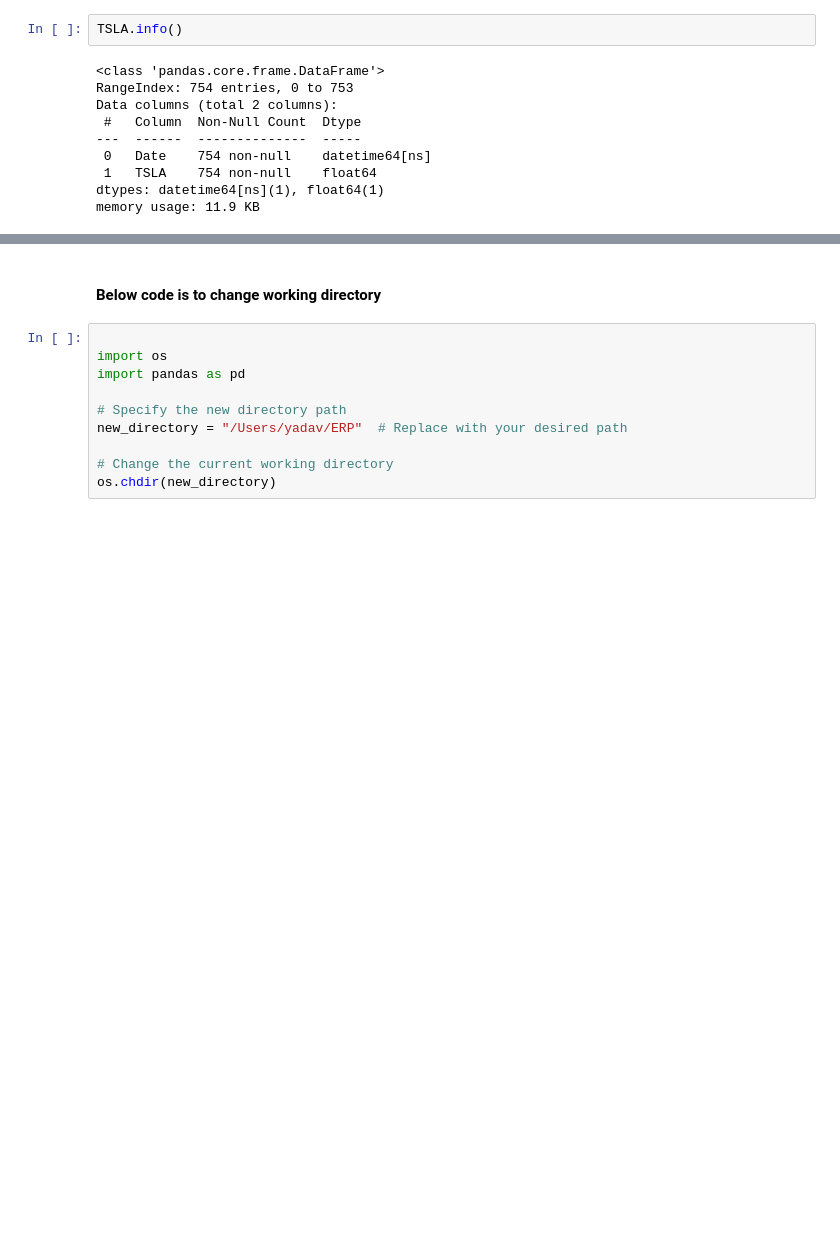
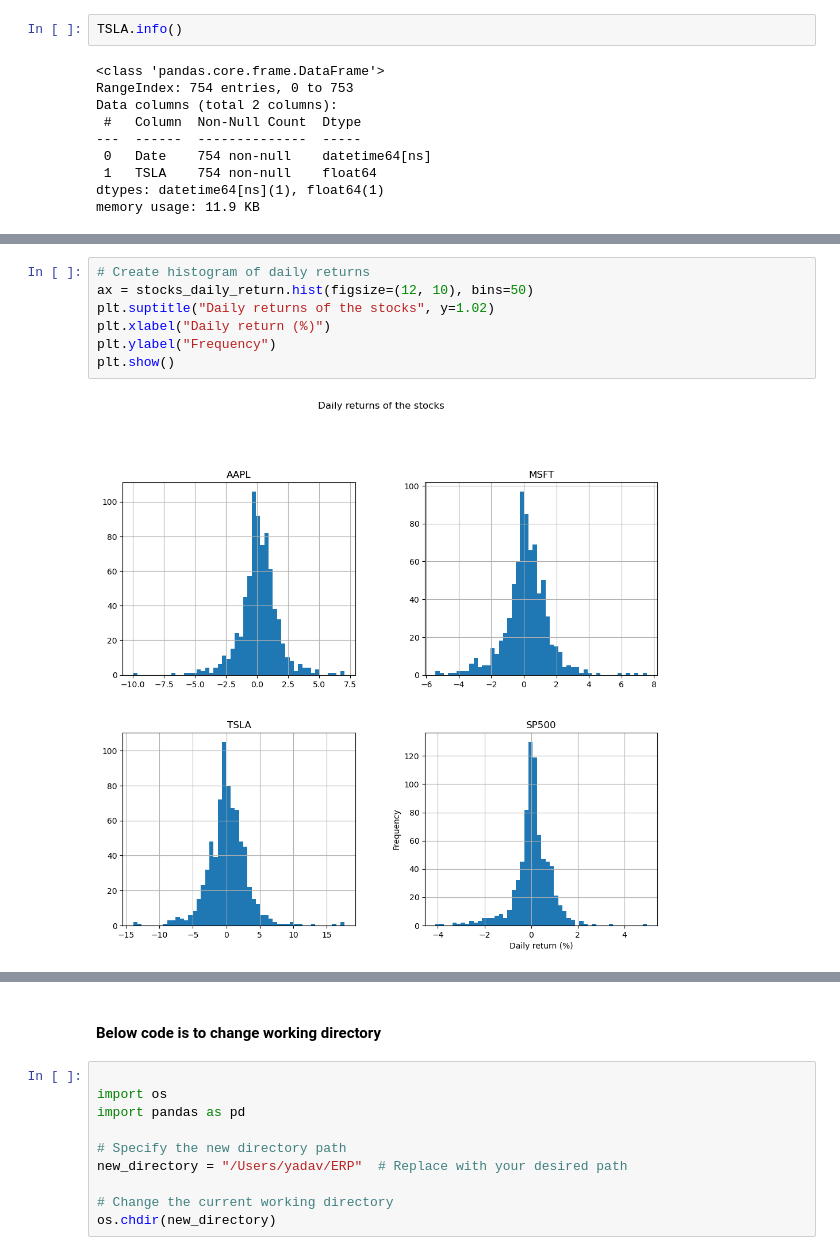
Before and after one commit to Rakshit-Yadav/ERP, a Jupyter notebook: capm-model.ipynb, the cells around one changed output, grey strips where cells are left out. Cells and saved outputs as stored; diff of their text form; blank space fills up the shorter version.

```diff
--- a/capm-model.ipynb
+++ b/capm-model.ipynb
@@ -208,0 +329,9 @@ stocks_df.head(5)
+# %%
+# Create histogram of daily returns
+ax = stocks_daily_return.hist(figsize=(12, 10), bins=50)
+plt.suptitle("Daily returns of the stocks", y=1.02)
+plt.xlabel("Daily return (%)")
+plt.ylabel("Frequency")
+plt.show()
+# %% [output]
+[figure, added]
```
Also changed, not shown: parts of 24 cells of this notebook, 1 other file.
